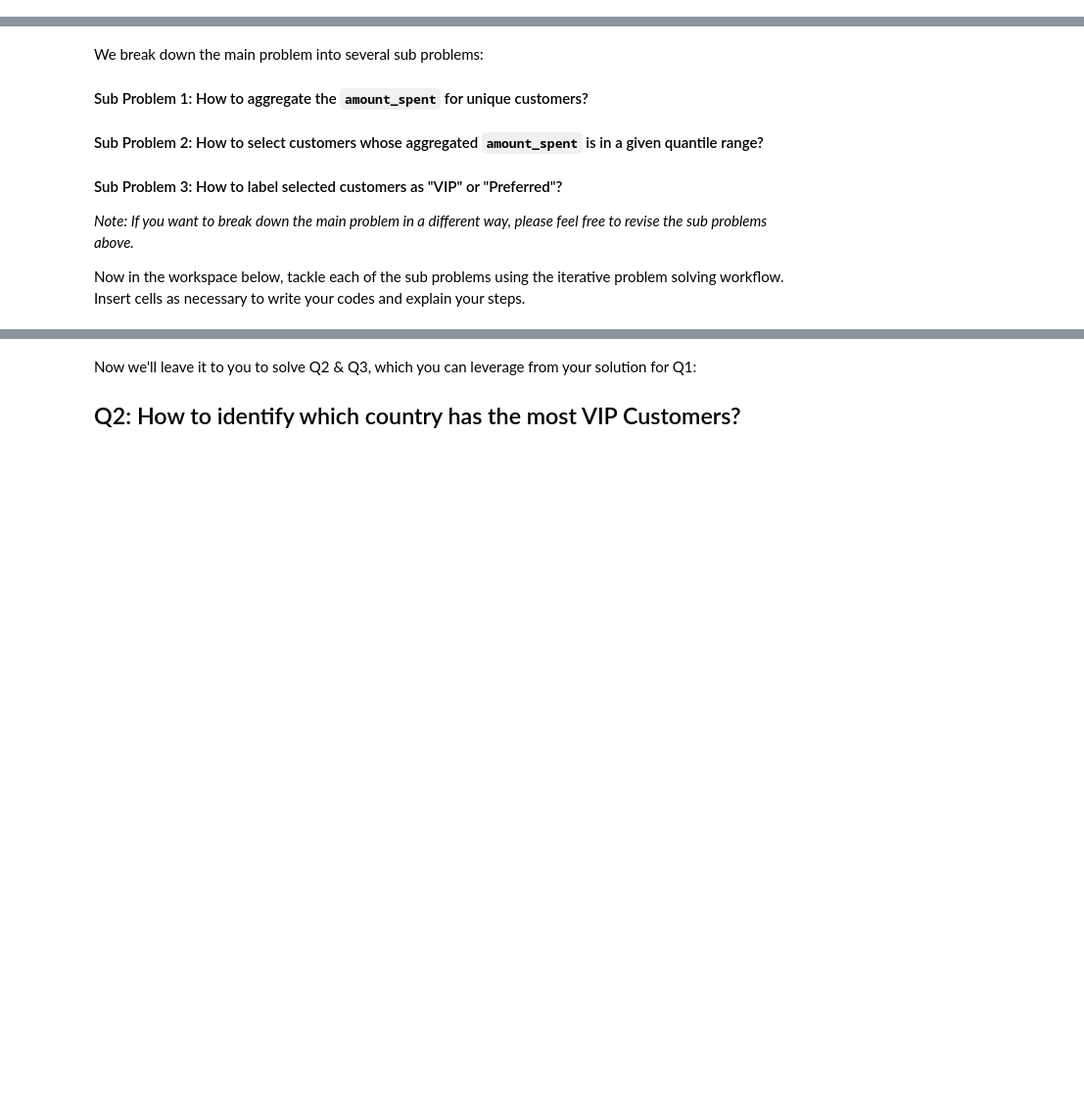
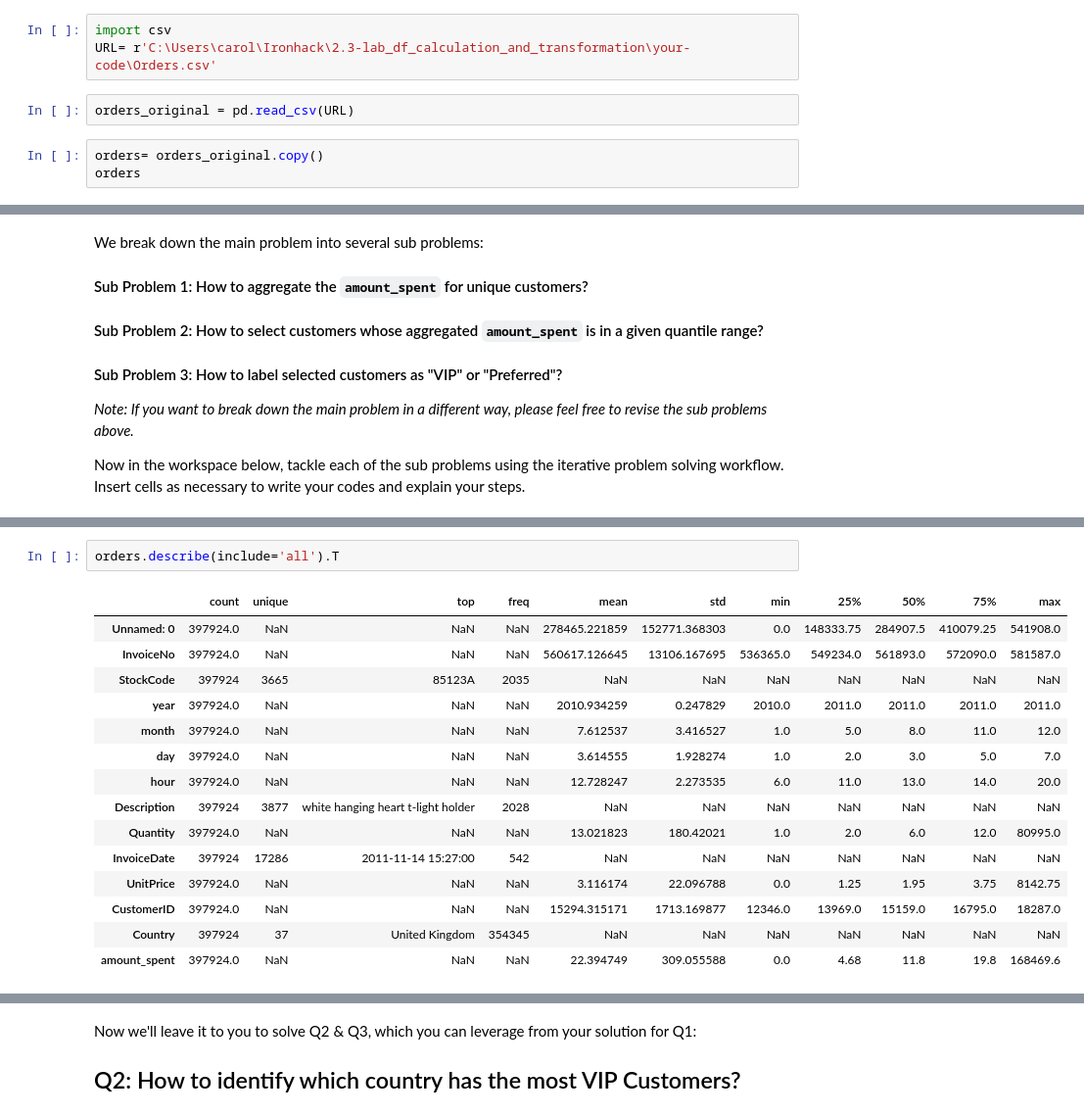
Before and after one commit to Ironhack-Data-Madrid-Octubre-2023/2.3-lab_df_calculation_and_transformation, a Jupyter notebook: your-code/challenge-3.ipynb, the cells around one changed output, grey strips where cells are left out. Shown at 98% size. Drawn from its saved outputs; the diff is of its cells as text; blank space fills up the shorter version.

```diff
--- a/your-code/challenge-3.ipynb
+++ b/your-code/challenge-3.ipynb
@@ -20,0 +23,8 @@ Next, import `Orders` from Ironhack's database into a dataframe variable called
+# %%
+import csv
+URL= r'C:\Users\carol\Ironhack\2.3-lab_df_calculation_and_transformation\your-code\Orders.csv'
+# %%
+orders_original = pd.read_csv(URL)
+# %%
+orders= orders_original.copy()
+orders
@@ -40,0 +140,18 @@ Now in the workspace below, tackle each of the sub problems using the iterative
+# %%
+orders.describe(include='all').T
+# %% [output]
+|  | count | unique | top | freq | mean | std | min | 25% | 50% | 75% | max |
+| Unnamed: 0 | 397924.0 | NaN | NaN | NaN | 278465.221859 | 152771.368303 | 0.0 | 148333.75 | 284907.5 | 410079.25 | 541908.0 |
+| InvoiceNo | 397924.0 | NaN | NaN | NaN | 560617.126645 | 13106.167695 | 536365.0 | 549234.0 | 561893.0 | 572090.0 | 581587.0 |
+| StockCode | 397924 | 3665 | 85123A | 2035 | NaN | NaN | NaN | NaN | NaN | NaN | NaN |
+| year | 397924.0 | NaN | NaN | NaN | 2010.934259 | 0.247829 | 2010.0 | 2011.0 | 2011.0 | 2011.0 | 2011.0 |
+| month | 397924.0 | NaN | NaN | NaN | 7.612537 | 3.416527 | 1.0 | 5.0 | 8.0 | 11.0 | 12.0 |
+| day | 397924.0 | NaN | NaN | NaN | 3.614555 | 1.928274 | 1.0 | 2.0 | 3.0 | 5.0 | 7.0 |
+| hour | 397924.0 | NaN | NaN | NaN | 12.728247 | 2.273535 | 6.0 | 11.0 | 13.0 | 14.0 | 20.0 |
+| Description | 397924 | 3877 | white hanging heart t-light holder | 2028 | NaN | NaN | NaN | NaN | NaN | NaN | NaN |
+| Quantity | 397924.0 | NaN | NaN | NaN | 13.021823 | 180.42021 | 1.0 | 2.0 | 6.0 | 12.0 | 80995.0 |
+| InvoiceDate | 397924 | 17286 | 2011-11-14 15:27:00 | 542 | NaN | NaN | NaN | NaN | NaN | NaN | NaN |
+| UnitPrice | 397924.0 | NaN | NaN | NaN | 3.116174 | 22.096788 | 0.0 | 1.25 | 1.95 | 3.75 | 8142.75 |
+| CustomerID | 397924.0 | NaN | NaN | NaN | 15294.315171 | 1713.169877 | 12346.0 | 13969.0 | 15159.0 | 16795.0 | 18287.0 |
+| Country | 397924 | 37 | United Kingdom | 354345 | NaN | NaN | NaN | NaN | NaN | NaN | NaN |
+| amount_spent | 397924.0 | NaN | NaN | NaN | 22.394749 | 309.055588 | 0.0 | 4.68 | 11.8 | 19.8 | 168469.6 |
```
Also changed, not shown: parts of 17 cells of this notebook.
